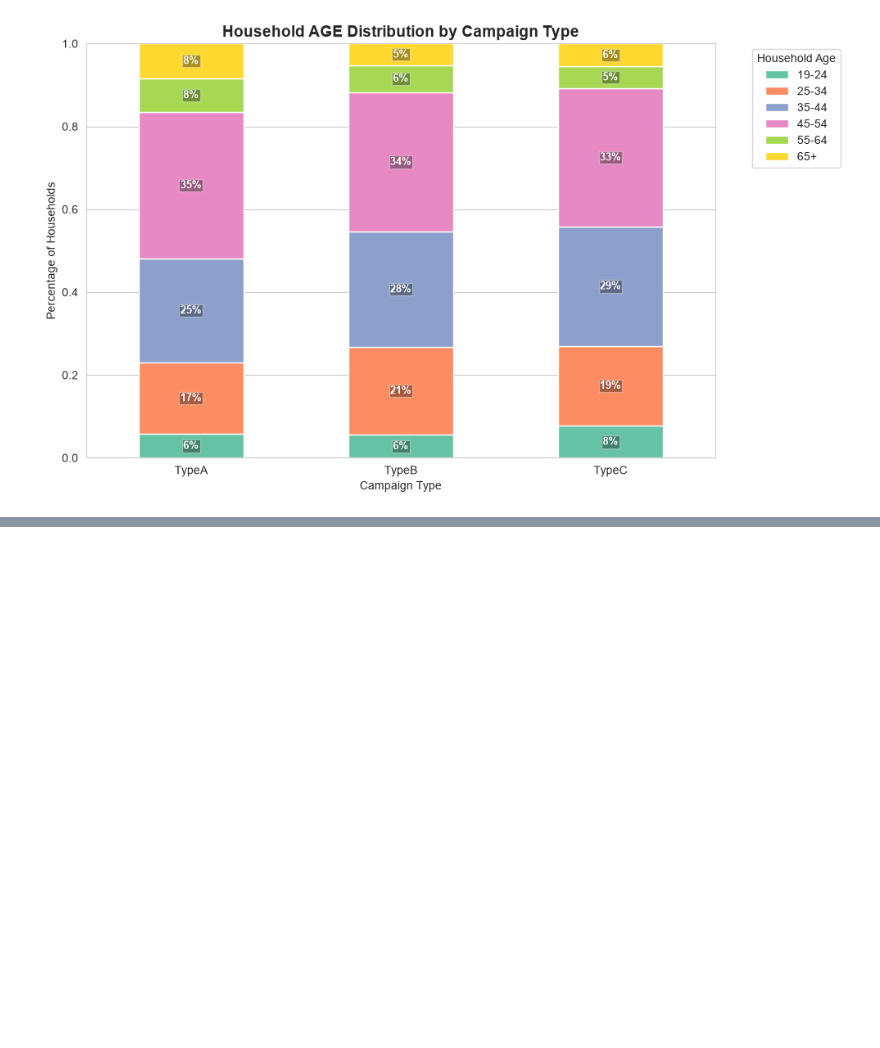
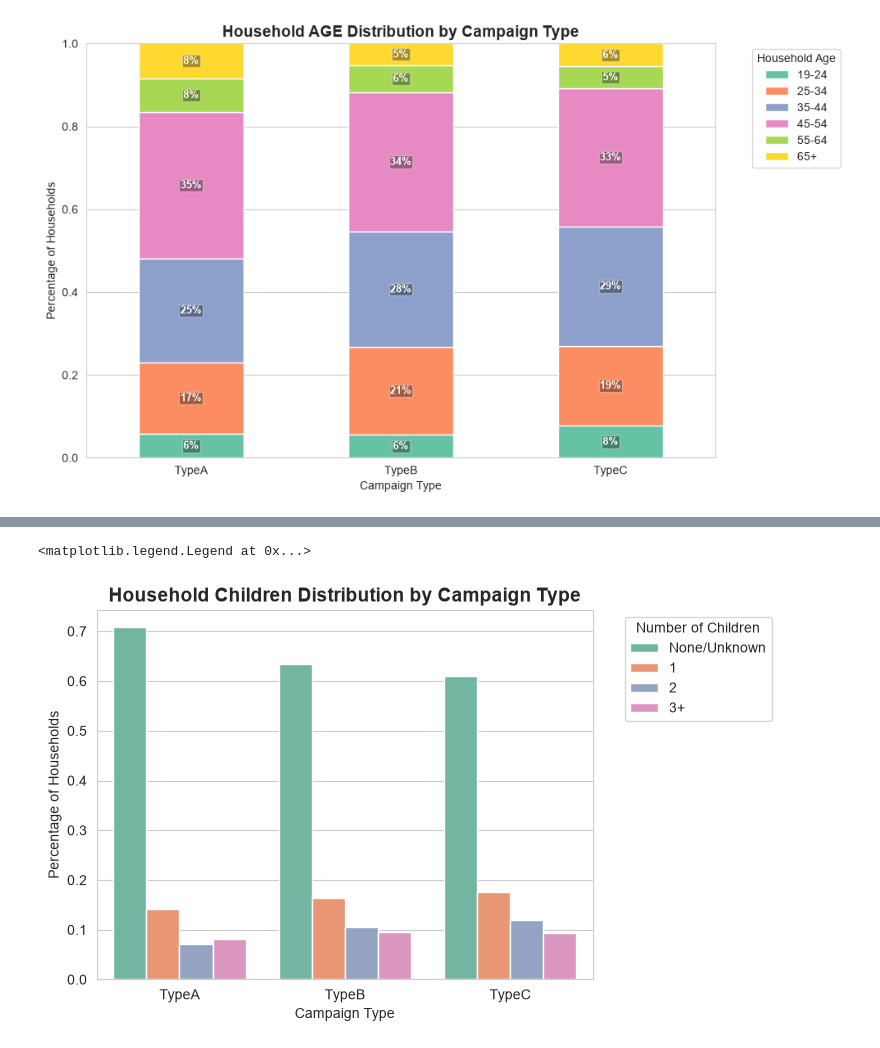
Before and after one commit to andrw0505/dunnhumby_project, a Jupyter notebook: bq1.ipynb, the cells around one changed output, grey strips where cells are left out. Drawn from its saved outputs; the diff is of its cells as text; code cells hidden in the pictures; blank space fills up the shorter version.

```diff
--- a/bq1.ipynb
+++ b/bq1.ipynb
@@ -1080,0 +1120,6 @@ plt.tight_layout()
+# %%
+grouped_by_children = pd.DataFrame(hh_demographic_with_campaign.groupby("CAMPAIGN_TYPE")["KID_CATEGORY_DESC"].value_counts(normalize=True).rename("PERCENTAGE").reset_index())
+order = ["None/Unknown","1","2","3+"]
+grouped_by_children['KID_CATEGORY_DESC'] = pd.Categorical(grouped_by_children['KID_CATEGORY_DESC'], categories=order, ordered=True)
+grouped_by_children = grouped_by_children.sort_values(['CAMPAIGN_TYPE', 'KID_CATEGORY_DESC']).reset_index(drop=True)
+print(grouped_by_children)
@@ -1080,0 +1140,9 @@ plt.tight_layout()
+# %%
+sns.barplot(data=grouped_by_children, x="CAMPAIGN_TYPE", y="PERCENTAGE", hue="KID_CATEGORY_DESC", palette=COLORS)
+plt.title("Household Children Distribution by Campaign Type", fontweight='bold', fontsize=14)
+plt.xlabel("Campaign Type")
+plt.ylabel("Percentage of Households")
+plt.legend(title="Number of Children", bbox_to_anchor=(1.05, 1), loc='upper left')
+# %% [output]
+<matplotlib.legend.Legend at 0x...>
+[figure, added]
```
Also changed, not shown: parts of 4 cells of this notebook.
